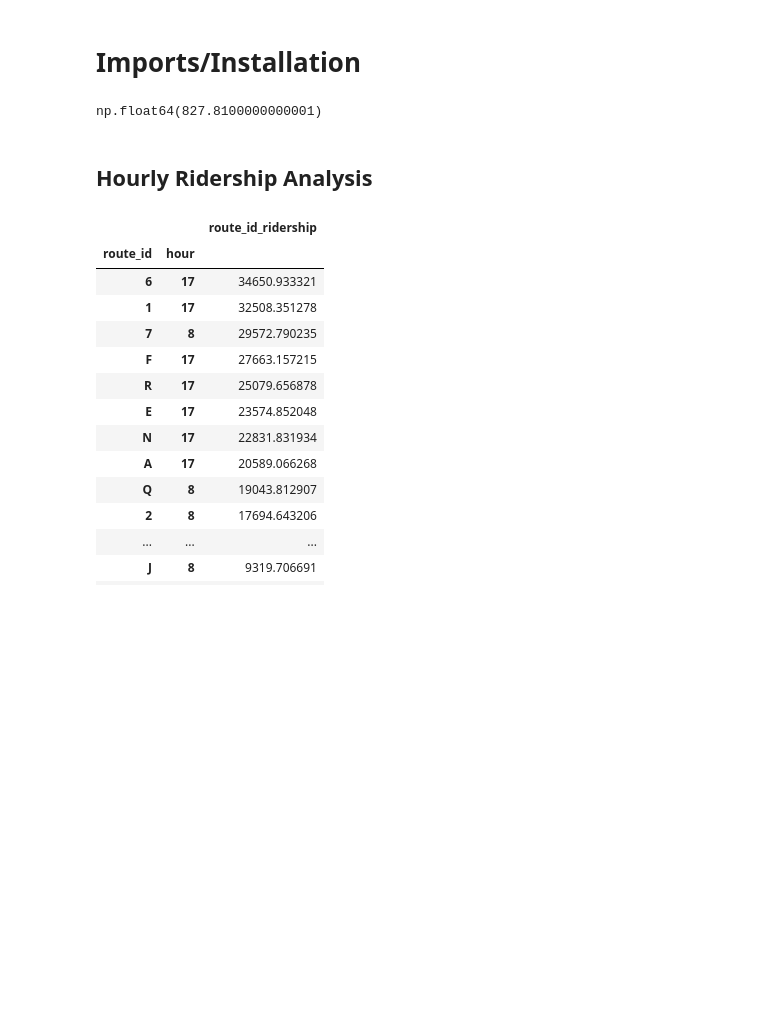
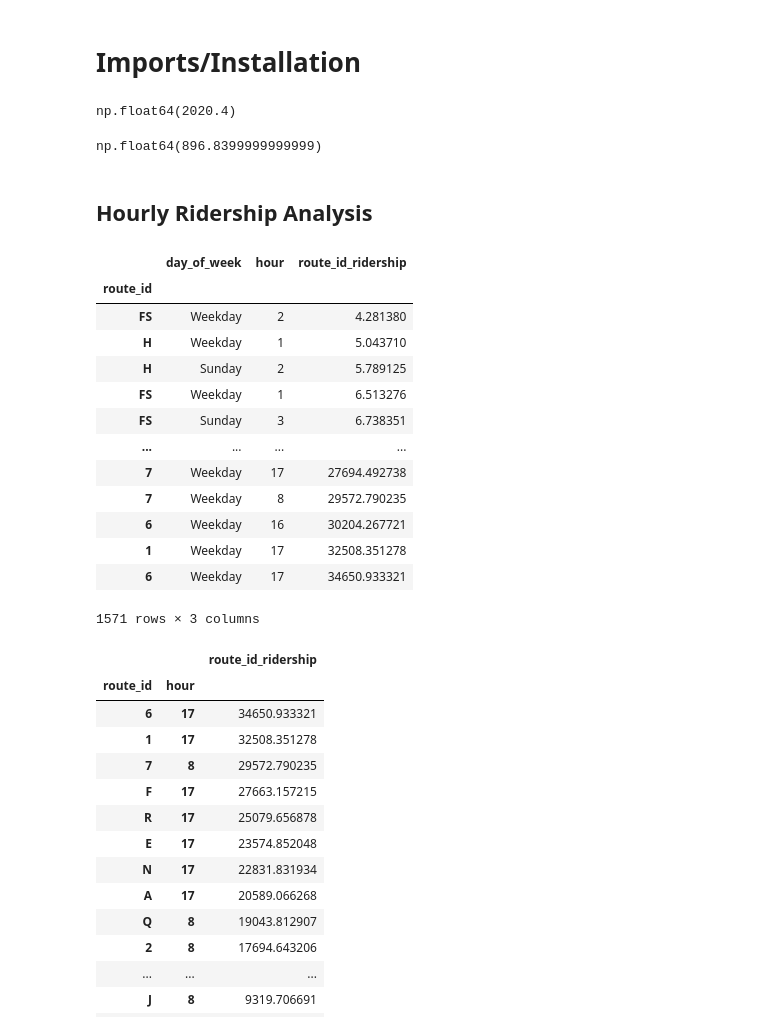
Before and after one commit to gregfeliu/NYC-Subway-Frequencies, a Jupyter notebook: Notebooks_Ridership/1a.Subway_Service_Ridership_Analysis.ipynb, the cells around one changed output. Saved outputs shown, nothing was run; the diff lists cells and outputs as text; code cells hidden in the pictures; blank space fills up the shorter version.

```diff
--- a/Notebooks_Ridership/1a.Subway_Service_Ridership_Analysis.ipynb
+++ b/Notebooks_Ridership/1a.Subway_Service_Ridership_Analysis.ipynb
@@ -28,12 +29,36 @@ day_hour_ridership = pd.read_csv("../saved_data/routes_day_hour_ridership.csv",
+# %%
+yearly_ridership['yearly_ridership_unlinked_MM'].sum()
+## 1.7 billion (unlinked) riders were taken on weekdays (87% of total)
+(sum(yearly_ridership['daily_ridership_weekday'] * 1000) * 52.14 * 5 * 1.69 * 1.08 ) / 1000000
+# %% [output]
+np.float64(2020.4)
 # %%
 # 2.189 billion unlinked riders in 2025
 # 827 MM riders in A Division (34%)
-yearly_ridership[yearly_ridership['route_id'].isin(['1', '2', '3', '4', '5', '6', '7', 'GS'])]['yearly_ridership_unlinked_MM'].sum()
+yearly_ridership[yearly_ridership['route_id'].isin(['1', '2', '3', '4', '5', '6', '7', 'GS'])]['Adjusted_unlinked_2025'].sum()
 # yearly_ridership
 # %% [output]
-np.float64(827.8100000000001)
+np.float64(896.8399999999999)
 # %% [markdown]
 ## Hourly Ridership Analysis
+# %%
+# most and least used routes days and hours
+day_hour_ridership.sort_values(by='route_id_ridership')
+# %% [output]
+|  | day_of_week | hour | route_id_ridership |
+| route_id |  |  |  |
+| FS | Weekday | 2 | 4.281380 |
+| H | Weekday | 1 | 5.043710 |
+| H | Sunday | 2 | 5.789125 |
+| FS | Weekday | 1 | 6.513276 |
+| FS | Sunday | 3 | 6.738351 |
+| ... | ... | ... | ... |
+| 7 | Weekday | 17 | 27694.492738 |
+| 7 | Weekday | 8 | 29572.790235 |
+| 6 | Weekday | 16 | 30204.267721 |
+| 1 | Weekday | 17 | 32508.351278 |
+| 6 | Weekday | 17 | 34650.933321 |
+1571 rows × 3 columns
 # %%
 # which service is most slammed at peak times? (6-9, 15-18)
 day_hour_ridership_weekday = day_hour_ridership[(day_hour_ridership['day_of_week']=='Weekday')&(day_hour_ridership['hour'].isin([6,7,8,15,16,17,18]))]
```
Also changed, not shown: parts of 5 cells of this notebook, 2 other files.
